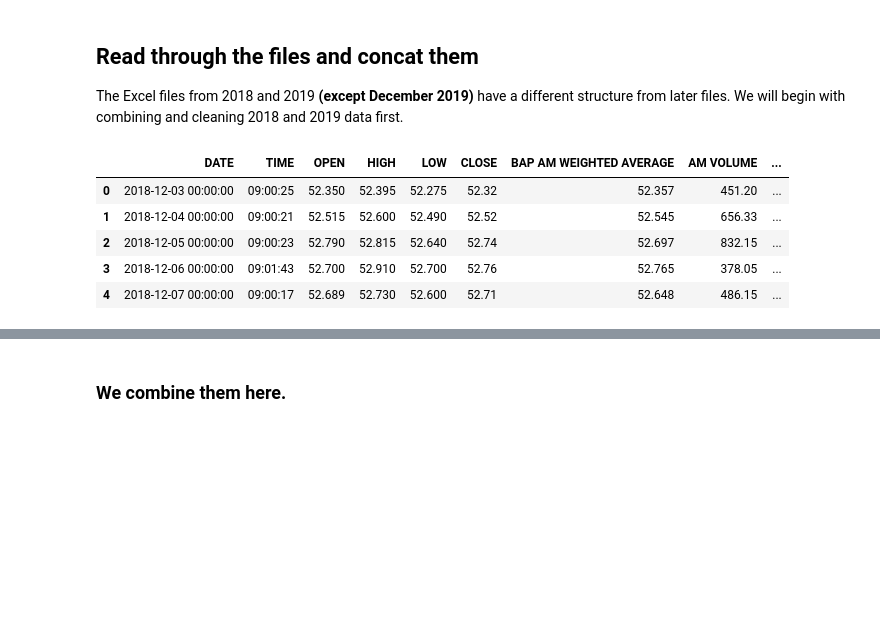
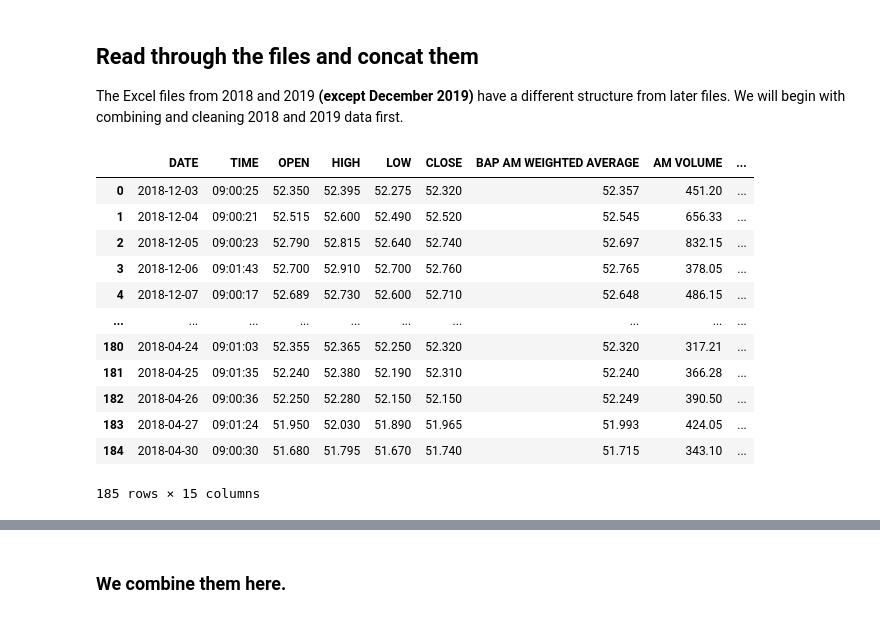
Before and after one commit to pmagtulis/usd-php-forex, a Jupyter notebook: cleaning-forex-ph.ipynb, the cells around one changed output, grey strips where cells are left out. Saved outputs shown, nothing was run; the diff lists cells and outputs as text; code cells hidden in the pictures; blank space fills up the shorter version.

```diff
--- a/cleaning-forex-ph.ipynb
+++ b/cleaning-forex-ph.ipynb
@@ -23,15 +25,21 @@ from plotnine import *
 
 The Excel files from 2018 and 2019 **(except December 2019)** have a different structure from later files. We will begin with combining and cleaning 2018 and 2019 data first.
 # %%
-pd.set_option("display.max_columns", None)
 df = pd.concat(pd.read_excel('2018 BAP FX Summary.xlsx', sheet_name=None, na_values=["-"]), ignore_index=True)
-df.head()
+df
 # %% [output]
 |  | DATE | TIME | OPEN | HIGH | LOW | CLOSE | BAP AM WEIGHTED AVERAGE | AM VOLUME | ... |
-| 0 | 2018-12-03 00:00:00 | 09:00:25 | 52.350 | 52.395 | 52.275 | 52.32 | 52.357 | 451.20 | ... |
-| 1 | 2018-12-04 00:00:00 | 09:00:21 | 52.515 | 52.600 | 52.490 | 52.52 | 52.545 | 656.33 | ... |
-| 2 | 2018-12-05 00:00:00 | 09:00:23 | 52.790 | 52.815 | 52.640 | 52.74 | 52.697 | 832.15 | ... |
-| 3 | 2018-12-06 00:00:00 | 09:01:43 | 52.700 | 52.910 | 52.700 | 52.76 | 52.765 | 378.05 | ... |
-| 4 | 2018-12-07 00:00:00 | 09:00:17 | 52.689 | 52.730 | 52.600 | 52.71 | 52.648 | 486.15 | ... |
+| 0 | 2018-12-03 | 09:00:25 | 52.350 | 52.395 | 52.275 | 52.320 | 52.357 | 451.20 | ... |
+| 1 | 2018-12-04 | 09:00:21 | 52.515 | 52.600 | 52.490 | 52.520 | 52.545 | 656.33 | ... |
+| 2 | 2018-12-05 | 09:00:23 | 52.790 | 52.815 | 52.640 | 52.740 | 52.697 | 832.15 | ... |
+| 3 | 2018-12-06 | 09:01:43 | 52.700 | 52.910 | 52.700 | 52.760 | 52.765 | 378.05 | ... |
+| 4 | 2018-12-07 | 09:00:17 | 52.689 | 52.730 | 52.600 | 52.710 | 52.648 | 486.15 | ... |
+| ... | ... | ... | ... | ... | ... | ... | ... | ... | ... |
+| 180 | 2018-04-24 | 09:01:03 | 52.355 | 52.365 | 52.250 | 52.320 | 52.320 | 317.21 | ... |
+| 181 | 2018-04-25 | 09:01:35 | 52.240 | 52.380 | 52.190 | 52.310 | 52.240 | 366.28 | ... |
+| 182 | 2018-04-26 | 09:00:36 | 52.250 | 52.280 | 52.150 | 52.150 | 52.249 | 390.50 | ... |
+| 183 | 2018-04-27 | 09:01:24 | 51.950 | 52.030 | 51.890 | 51.965 | 51.993 | 424.05 | ... |
+| 184 | 2018-04-30 | 09:00:30 | 51.680 | 51.795 | 51.670 | 51.740 | 51.715 | 343.10 | ... |
+185 rows × 15 columns
 # %%
 df2 = pd.concat(pd.read_excel('2019 BAP FX Summary.xlsx', sheet_name=['January', 'February', 'March', 'April', 'May', 'June', 'July', 'August', 'September','October', 'November'], na_values=["-"]), ignore_index=True)
```
Also changed, not shown: parts of 27 cells of this notebook.
